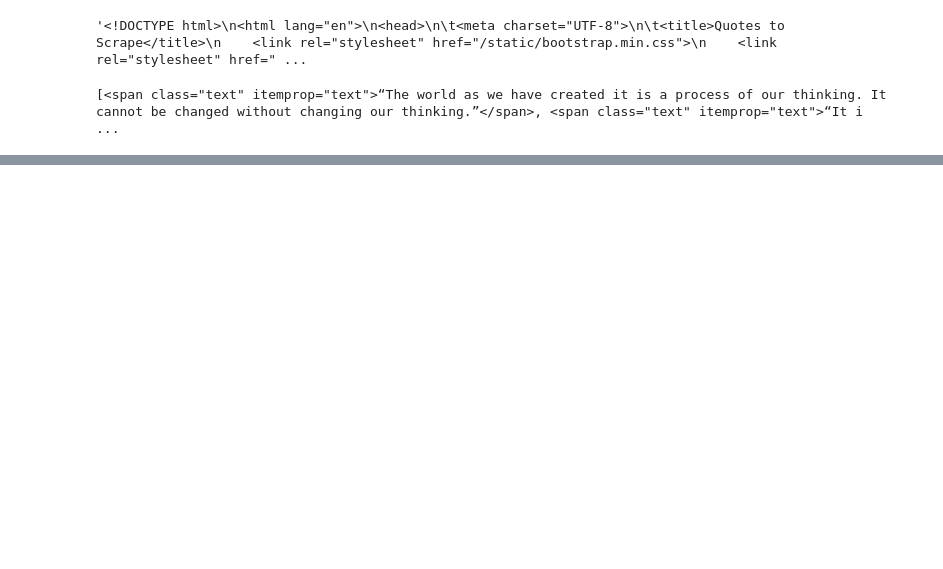
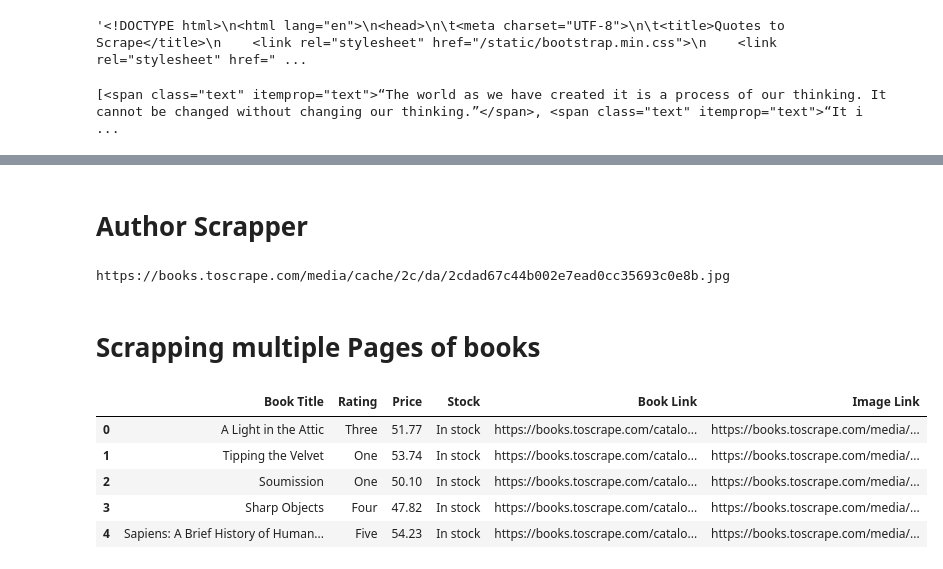
Before and after one commit to SaH1l191/Data_Science_with_Python, a Jupyter notebook: web-scraping/new.ipynb, the cells around one changed output, grey strips where cells are left out. Drawn from its saved outputs; the diff is of its cells as text; code cells hidden in the pictures; blank space fills up the shorter version.

```diff
--- a/web-scraping/new.ipynb
+++ b/web-scraping/new.ipynb
@@ -53,0 +96,78 @@ df.to_csv('quotes.csv',index ='False')
+# %% [markdown]
+# Author Scrapper
+# %%
+import requests
+from bs4 import BeautifulSoup
+import pandas as pd
+link = 'https://books.toscrape.com/catalogue/page-1.html'
+
+res = requests.get(link)
+
+soup = BeautifulSoup(res.text, 'html.parser')
+# soup
+
+
+data = []
+# for sp in soup.find_all('li', class_= 'col-xs-6 col-sm-4 col-md-3 col-lg-3'):
+#     data.append(sp.find_all('a')[-1].get('title'))
+# data
+
+
+for sp in soup.find_all('li', class_= 'col-xs-6 col-sm-4 col-md-3 col-lg-3'):
+    book_link ='https://books.toscrape.com/catalogue/'+sp.find_all('a')[-1].get('href')
+    book_title = sp.find_all('a')[-1].get('title')
+    price = sp.find('p',class_ = 'price_color').text[2:]
+    rating     = sp.find('p').get('class')[-1]
+    stock = sp.find('p', class_ = 'instock availability').text.strip()
+    img_link = 'https://books.toscrape.com'+sp.find ('img').get('src')[2:]
+    data.append([book_title, rating, price, stock, book_link,img_link])
+len(data)
+
+dat = pd.DataFrame(data, columns=['Book Title', 'Rating', 'Price', 'Stock', 'Book Link','Image Link'])
+
+# dat
+print(dat['Image Link'].iloc[0])
+# len(data)
+# %% [output]
+https://books.toscrape.com/media/cache/2c/da/2cdad67c44b002e7ead0cc35693c0e8b.jpg
+# %% [markdown]
+# Scrapping multiple Pages of books
+# %%
+import requests
+from bs4 import BeautifulSoup
+import pandas as pd
+from tqdm import tqdm
+link = 'https://books.toscrape.com/catalogue/page-1.html'
+
+res = requests.get(link)
+
+soup = BeautifulSoup(res.text, 'html.parser')
+data = []
+
+for page in tqdm(range(1,51)):
+  	#using a for loop as there are 50 pages then creating a link using page-1,page-2...page-50
+    link = 'https://books.toscrape.com/catalogue/page-'+str(page)+'.html'
+    res = requests.get(link)
+    soap = BeautifulSoup(res.text,'html.parser')
+    for sp in soup.find_all('li', class_= 'col-xs-6 col-sm-4 col-md-3 col-lg-3'):
+        book_link ='https://books.toscrape.com/catalogue/'+sp.find_all('a')[-1].get('href')
+        book_title = sp.find_all('a')[-1].get('title')
+        price = sp.find('p',class_ = 'price_color').text[2:]
+        rating     = sp.find('p').get('class')[-1]
+        stock = sp.find('p', class_ = 'instock availability').text.strip()
+        img_link = 'https://books.toscrape.com'+sp.find ('img').get('src')[2:]
+        data.append([book_title, rating, price, stock, book_link,img_link])
+len(data)
+
+dat = pd.DataFrame(data, columns=['Book Title', 'Rating', 'Price', 'Stock', 'Book Link','Image Link'])
+
+# dat
+dat.head()
+# len(data)
+# %% [output]
+|  | Book Title | Rating | Price | Stock | Book Link | Image Link |
+| 0 | A Light in the Attic | Three | 51.77 | In stock | https://books.toscrape.com/catalo... | https://books.toscrape.com/media/... |
+| 1 | Tipping the Velvet | One | 53.74 | In stock | https://books.toscrape.com/catalo... | https://books.toscrape.com/media/... |
+| 2 | Soumission | One | 50.10 | In stock | https://books.toscrape.com/catalo... | https://books.toscrape.com/media/... |
+| 3 | Sharp Objects | Four | 47.82 | In stock | https://books.toscrape.com/catalo... | https://books.toscrape.com/media/... |
+| 4 | Sapiens: A Brief History of Human... | Five | 54.23 | In stock | https://books.toscrape.com/catalo... | https://books.toscrape.com/media/... |
```
Also changed, not shown: parts of 18 cells of this notebook, 24 other files.
